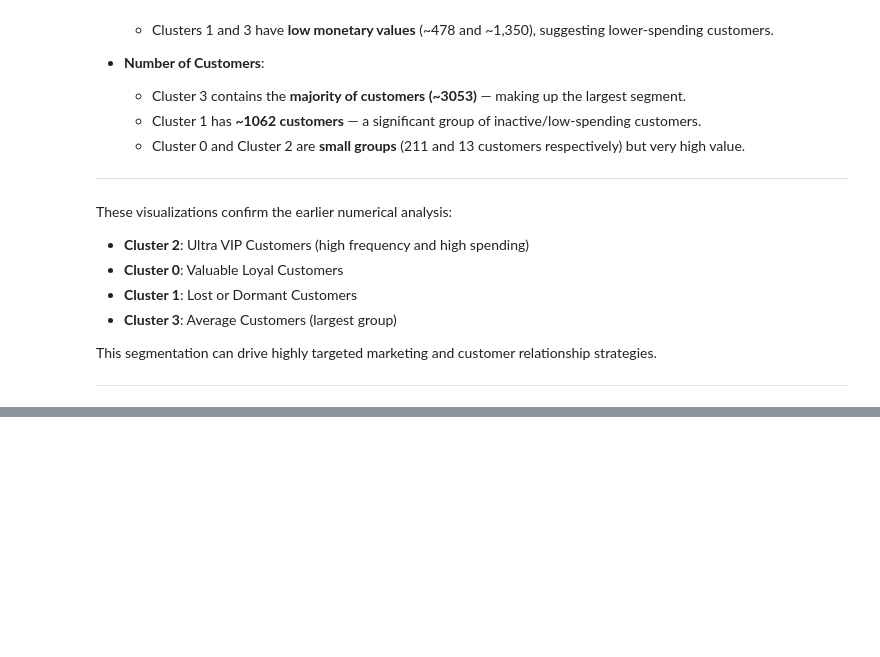
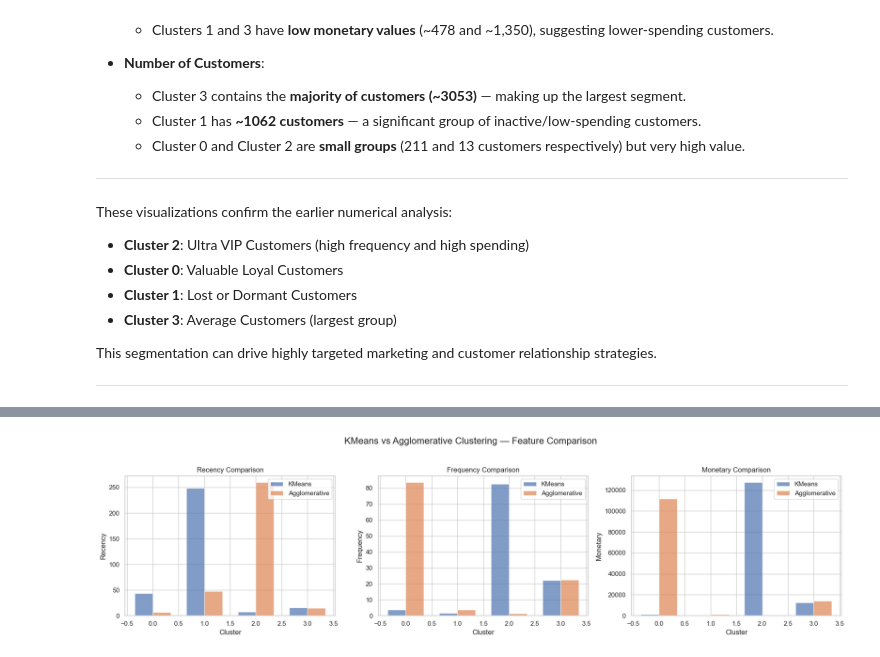
Before and after one commit to Shyli6/Customer-Segmentation, a Jupyter notebook: Final_project_unsupervised_model.ipynb, the cells around one changed output, grey strips where cells are left out. Drawn from its saved outputs; the diff is of its cells as text; code cells hidden in the pictures; blank space fills up the shorter version.

```diff
--- a/Final_project_unsupervised_model.ipynb
+++ b/Final_project_unsupervised_model.ipynb
@@ -844,0 +846,9 @@ The key steps included:
+# %%
+kmeans_profile = rfm.groupby('KMeansCluster').agg({
+    'Recency': 'mean',
+    'Frequency': 'mean',
+    'Monetary': 'mean',
+    'CustomerID': 'count'
+}).rename(columns={'CustomerID': 'NumCustomers'}).reset_index()
+
+kmeans_profile
@@ -844,0 +868,39 @@ The key steps included:
+# %%
+import matplotlib.pyplot as plt
+import pandas as pd
+
+# Prepare Cluster Profile Tables
+# (Assuming you already have these from earlier steps)
+
+# Create smaller tables for plotting
+kmeans_profile_plot = kmeans_profile.set_index('KMeansCluster')[['Recency', 'Frequency', 'Monetary']]
+agglo_profile_plot = agglo_profile.set_index('AggloCluster')[['Recency', 'Frequency', 'Monetary']]
+
+# Create subplots
+fig, axes = plt.subplots(1, 3, figsize=(18, 5))
+
+features = ['Recency', 'Frequency', 'Monetary']
+
+for idx, feature in enumerate(features):
+    ax = axes[idx]
+    width = 0.35  # width of the bars
+
+    # Indices for groups
+    x = kmeans_profile_plot.index
+
+    # Plot KMeans bars
+    ax.bar(x - width/2, kmeans_profile_plot[feature], width=width, label='KMeans', alpha=0.7)
+
+    # Plot Agglomerative bars
+    ax.bar(x + width/2, agglo_profile_plot[feature], width=width, label='Agglomerative', alpha=0.7)
+
+    ax.set_xlabel('Cluster')
+    ax.set_ylabel(feature)
+    ax.set_title(f'{feature} Comparison')
+    ax.legend()
+
+plt.suptitle('KMeans vs Agglomerative Clustering — Feature Comparison', fontsize=16)
+plt.tight_layout(rect=[0, 0, 1, 0.95])
+plt.show()
+# %% [output]
+[figure, added]
```
Also changed, not shown: parts of 10 cells of this notebook.
